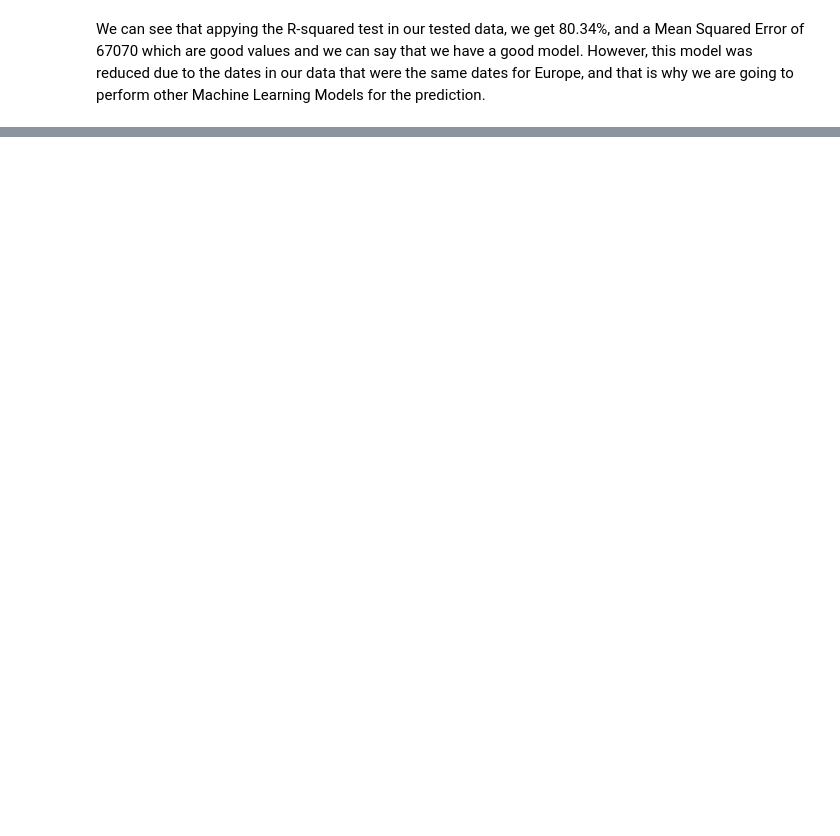
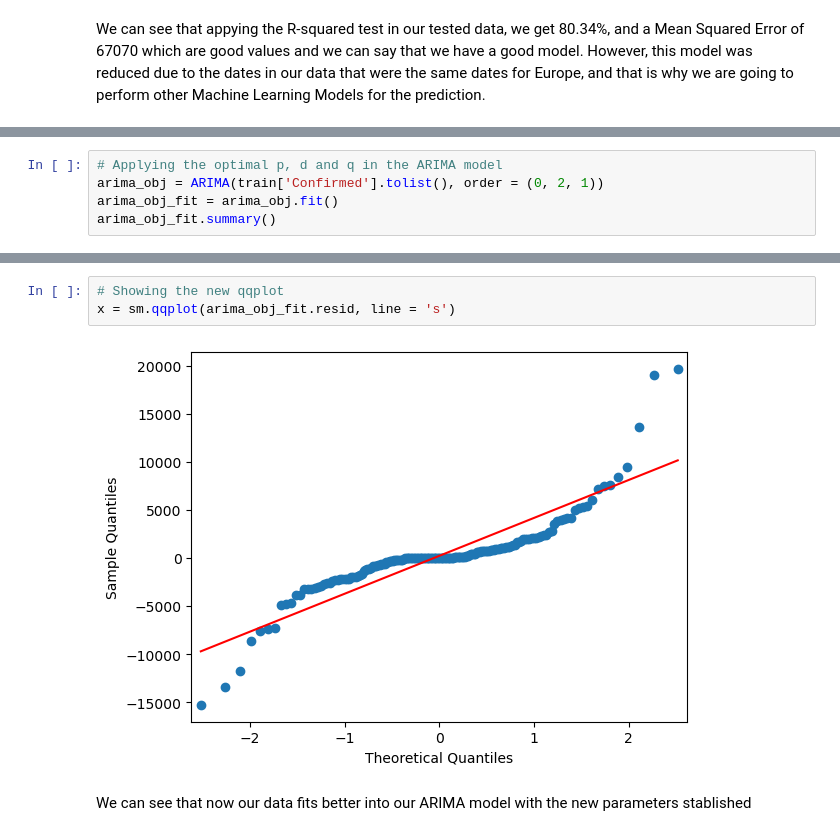
Before and after one commit to mijailbv/COVID19_Predictions_Time_Serires_Analysis, a Jupyter notebook: 1CA_Machine_Learning.ipynb, the cells around one changed output, grey strips where cells are left out. Drawn from its saved outputs; the diff is of its cells as text; blank space fills up the shorter version.

```diff
--- a/1CA_Machine_Learning.ipynb
+++ b/1CA_Machine_Learning.ipynb
@@ -553,0 +642,5 @@ We can see that appying the R-squared test in our tested data, we get 80.34%, an
+# %%
+# Applying the optimal p, d and q in the ARIMA model
+arima_obj = ARIMA(train['Confirmed'].tolist(), order = (0, 2, 1))
+arima_obj_fit = arima_obj.fit()
+arima_obj_fit.summary()
@@ -553,0 +682,7 @@ We can see that appying the R-squared test in our tested data, we get 80.34%, an
+# %%
+# Showing the new qqplot
+x = sm.qqplot(arima_obj_fit.resid, line = 's')
+# %% [output]
+[figure, added]
+# %% [markdown]
+We can see that now our data fits better into our ARIMA model with the new parameters stablished
```
Also changed, not shown: parts of 45 cells of this notebook.
